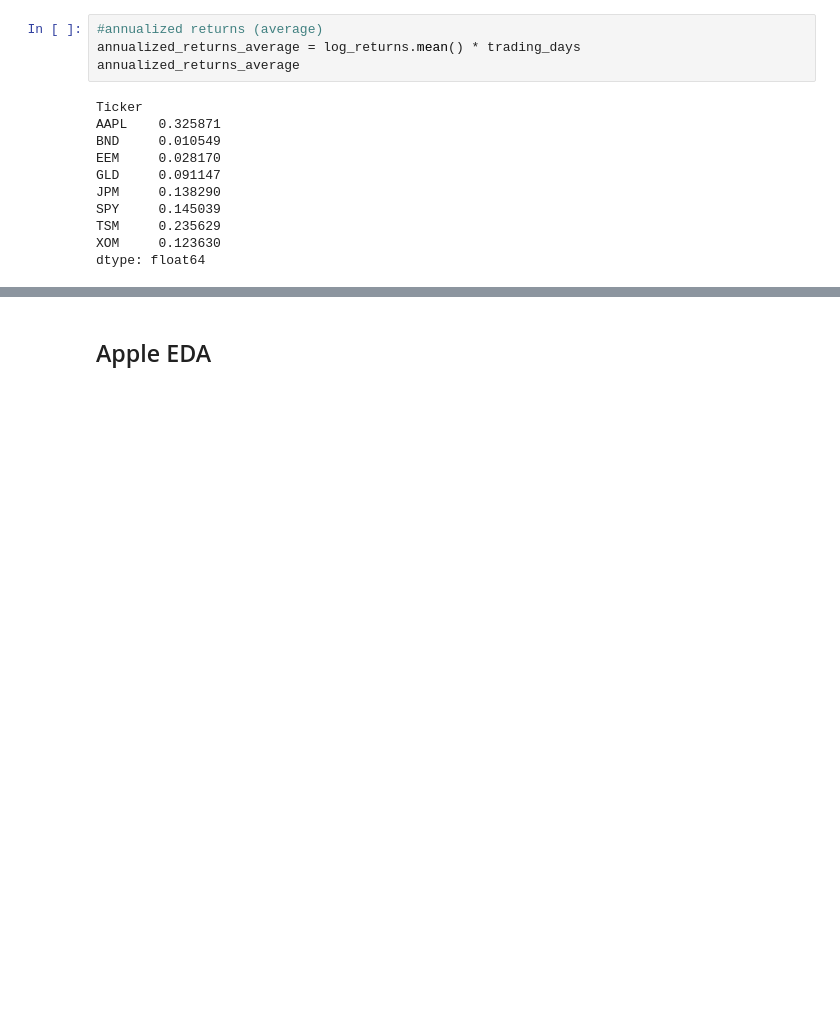
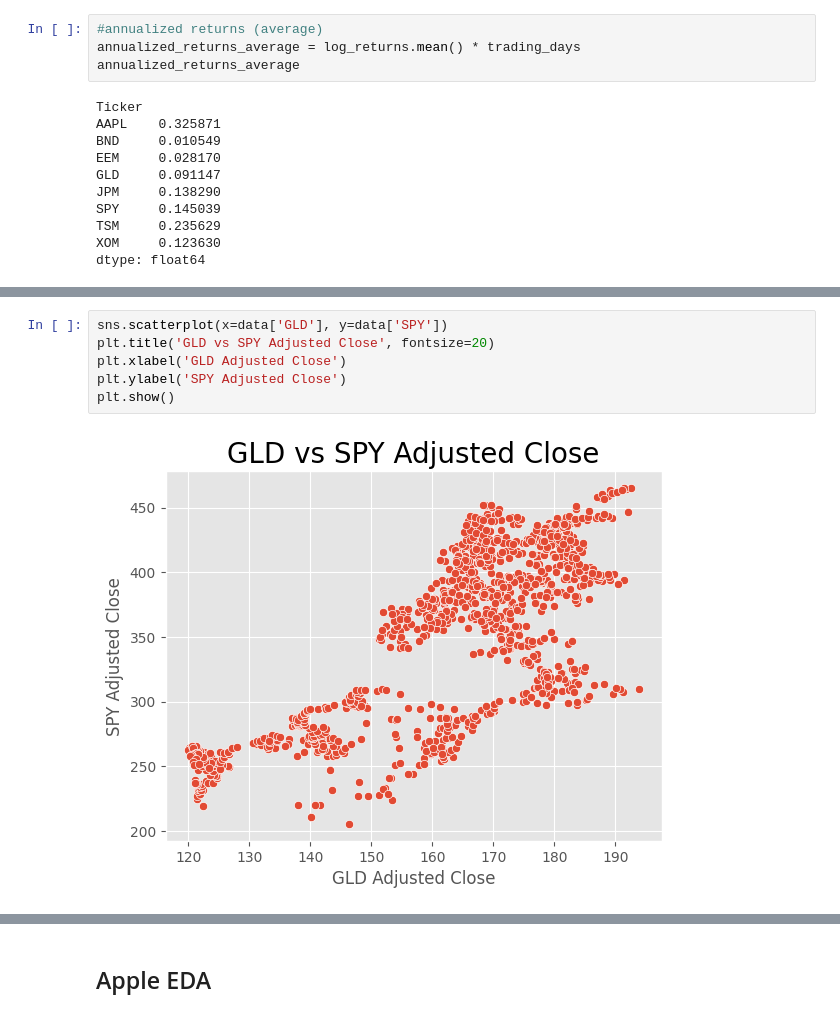
Before and after one commit to szymon-ml/quant-portfolio-analysis, a Jupyter notebook: notebooks/02_importing_data.ipynb, the cells around one changed output, grey strips where cells are left out. Saved outputs shown, nothing was run; the diff lists cells and outputs as text; blank space fills up the shorter version.

```diff
--- a/notebooks/02_importing_data.ipynb
+++ b/notebooks/02_importing_data.ipynb
@@ -262,0 +283,8 @@ dtype: float64
+# %%
+sns.scatterplot(x=data['GLD'], y=data['SPY'])
+plt.title('GLD vs SPY Adjusted Close', fontsize=20)
+plt.xlabel('GLD Adjusted Close')
+plt.ylabel('SPY Adjusted Close')
+plt.show()
+# %% [output]
+[figure, added]
```
Also changed, not shown: parts of 20 cells of this notebook, 1 other file.
